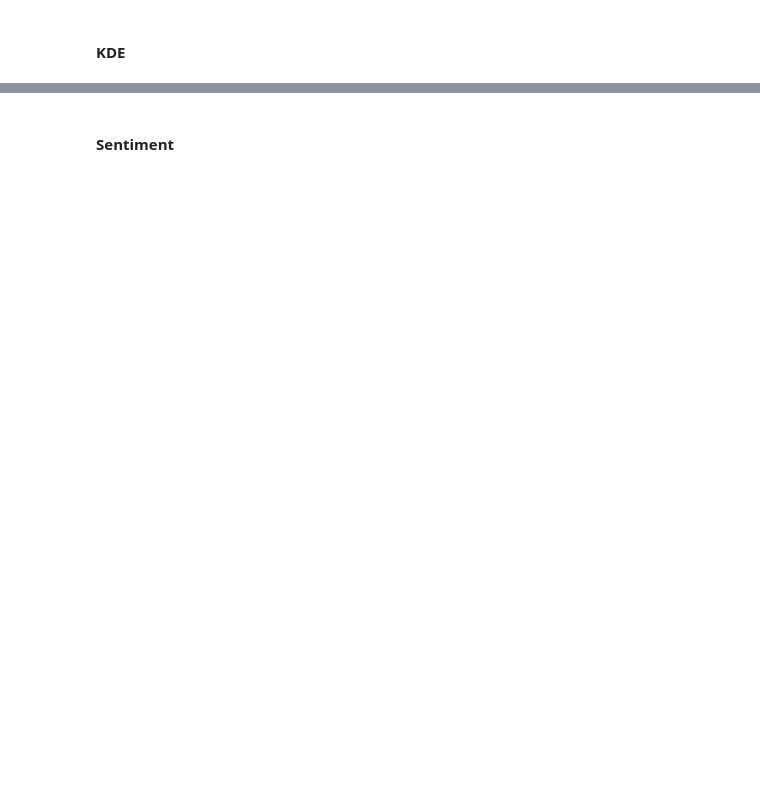
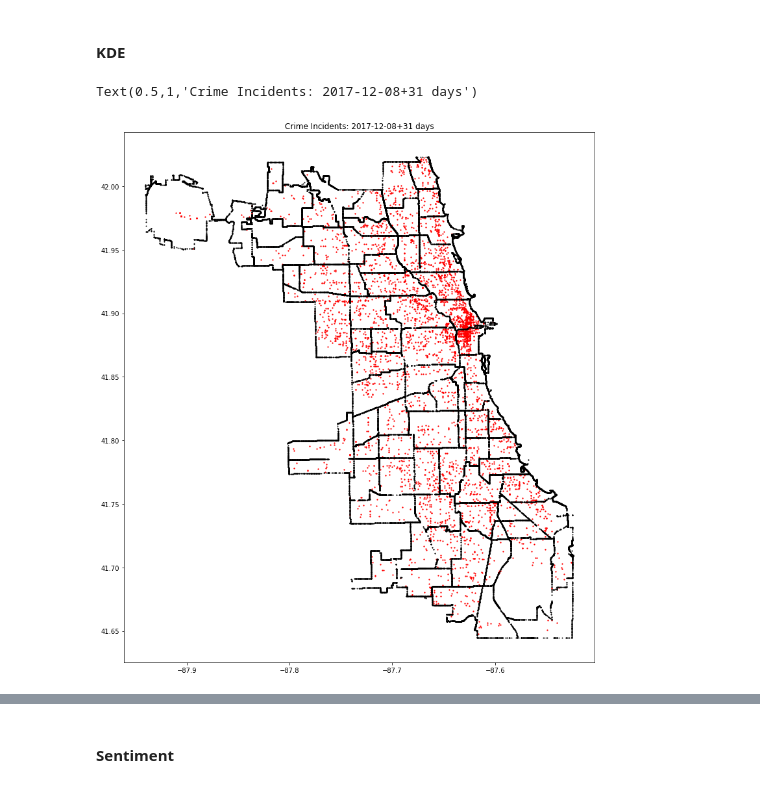
Before and after one commit to kstrauch94/Crime-Prediction-with-Tweets, a Jupyter notebook: Pipeline.ipynb, the cells around one changed output, grey strips where cells are left out. Saved outputs shown, nothing was run; the diff lists cells and outputs as text; code cells hidden in the pictures; blank space fills up the shorter version.

```diff
--- a/Pipeline.ipynb
+++ b/Pipeline.ipynb
@@ -121,6 +127,9 @@ train_dataset, evaluation_dataset = generate_one_step_datasets(crimes_data,
 #### KDE
 # %%
 plot_scatter(train_dataset['X'][train_dataset['Y']][['latitude', 'longitude']])
-plt.title('Crime Incidents: {}+31 days', START_DATE)
+plt.title('Crime Incidents: {}+31 days'.format(START_DATE))
+# %% [output]
+Text(0.5,1,'Crime Incidents: 2017-12-08+31 days')
+[figure, added]
 # %%
 plot_contour(train_dataset['KDE'])
```
Also changed, not shown: parts of 27 cells of this notebook.
